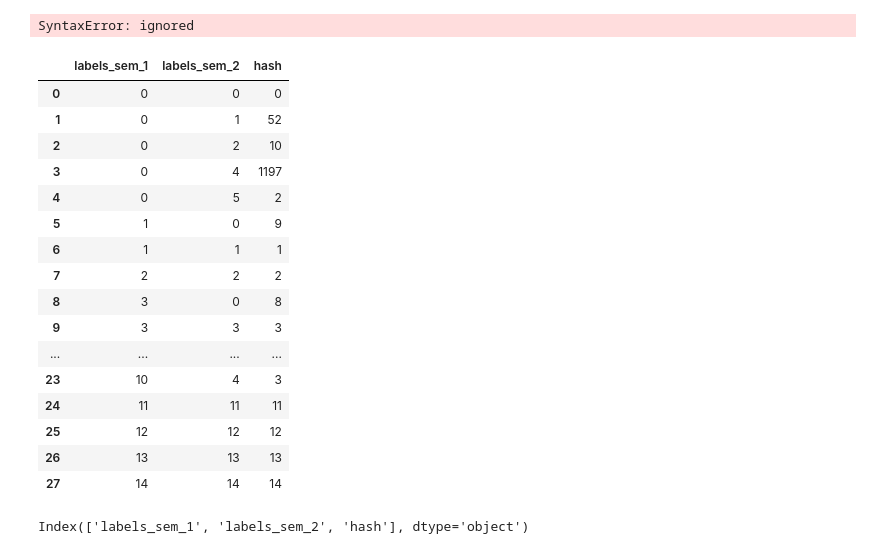
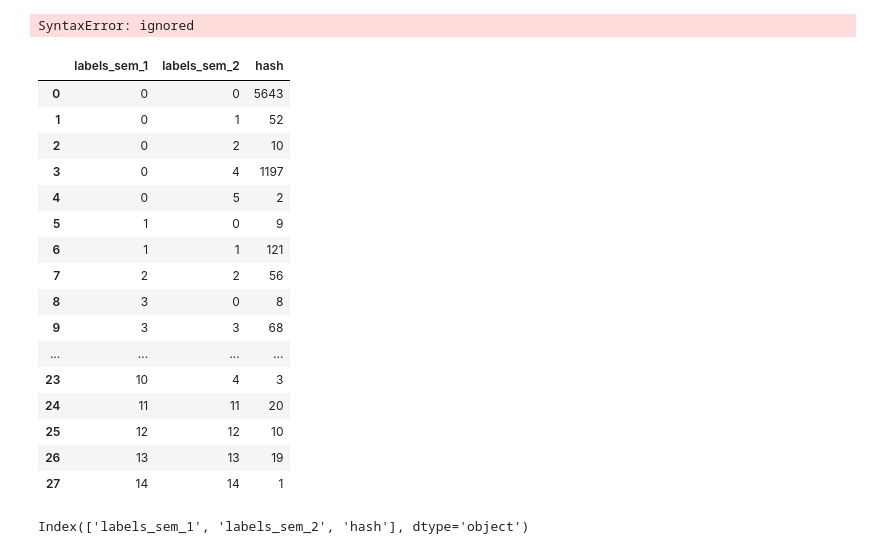
Before and after one commit to Maksimka9/clustering, a Jupyter notebook: main.ipynb, the cells around one changed output. Cells and saved outputs as stored; diff of their text form; code cells hidden in the pictures.

```diff
--- a/main.ipynb
+++ b/main.ipynb
@@ -341,34 +341,37 @@ for df in cluster_match_list:
 # %% [output]
 SyntaxError: ignored
 # %%
+# Работает!
+
 for df in cluster_match_list:
   labels_1 = list(set(df.iloc[:, 0]))
   for label in labels_1:
     labels_2 = df.loc[df.iloc[:, 0] == label, df.columns[1]].values.flatten()
     values = df.loc[df.iloc[:, 0] == label, ['hash']].values.flatten()
     i_max = np.argmax(values)
     if values[i_max]/np.sum(values) > 0.5:
-      df.loc[(df.iloc[:, 0] == label) & (df.iloc[:, 1] == labels_2[i_max])] = label
+      df.loc[(df.iloc[:, 0] == label) & (df.iloc[:, 1] == labels_2[i_max]), df.columns[1]] = label
+
 
 cluster_match_list[0]
 # %% [output]
 |  | labels_sem_1 | labels_sem_2 | hash |
-| 0 | 0 | 0 | 0 |
+| 0 | 0 | 0 | 5643 |
 | 1 | 0 | 1 | 52 |
 | 2 | 0 | 2 | 10 |
 | 3 | 0 | 4 | 1197 |
 | 4 | 0 | 5 | 2 |
 | 5 | 1 | 0 | 9 |
-| 6 | 1 | 1 | 1 |
-| 7 | 2 | 2 | 2 |
+| 6 | 1 | 1 | 121 |
+| 7 | 2 | 2 | 56 |
 | 8 | 3 | 0 | 8 |
-| 9 | 3 | 3 | 3 |
+| 9 | 3 | 3 | 68 |
 | ... | ... | ... | ... |
 | 23 | 10 | 4 | 3 |
-| 24 | 11 | 11 | 11 |
-| 25 | 12 | 12 | 12 |
-| 26 | 13 | 13 | 13 |
-| 27 | 14 | 14 | 14 |
+| 24 | 11 | 11 | 20 |
+| 25 | 12 | 12 | 10 |
+| 26 | 13 | 13 | 19 |
+| 27 | 14 | 14 | 1 |
 # %%
 changed_cluster_match_df = cluster_match_list[0].iloc[:, 0]
 changed_cluster_match_df.columns = cluster_match_list[0].columns
```
Also changed, not shown: parts of 1 cell of this notebook.
